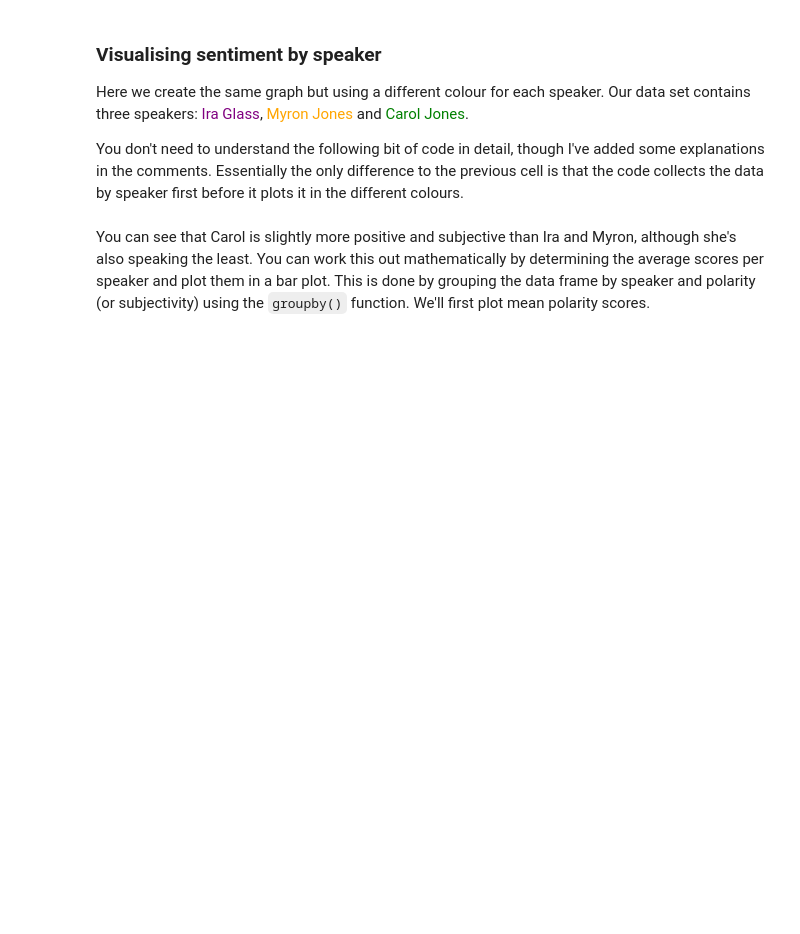
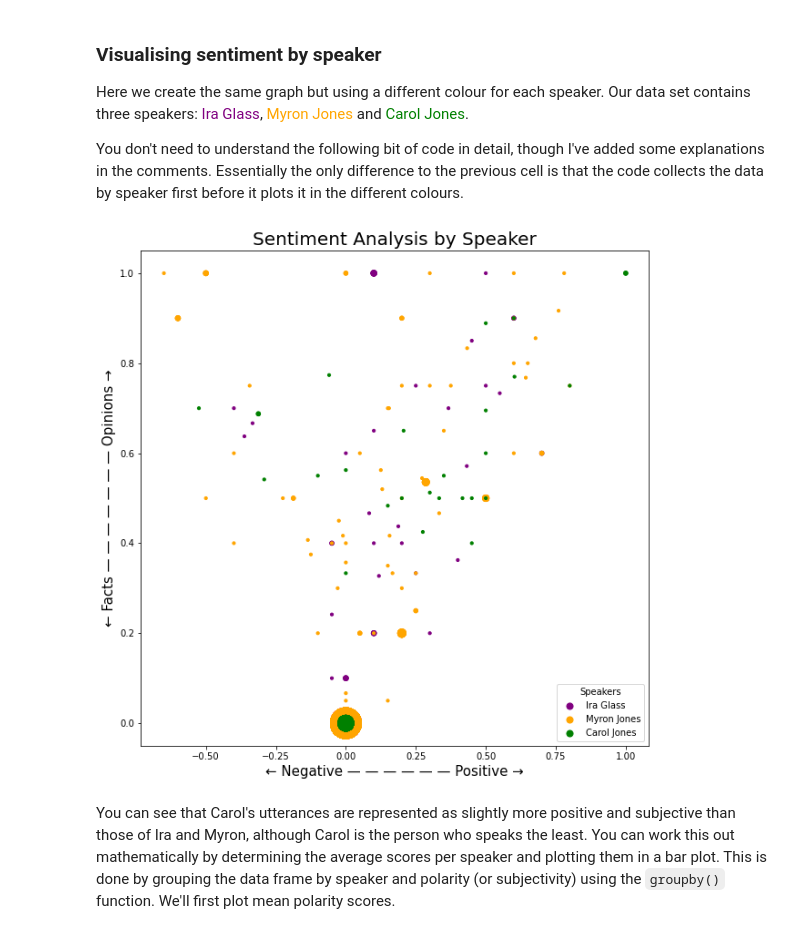
Before and after one commit to bea-alex/efi_narrative_and_computational_text_analysis, a Jupyter notebook: TEACHER/notebooks/Sentiment Analysis.ipynb, the cells around one changed output. Cells and saved outputs as stored; diff of their text form; code cells hidden in the pictures; blank space fills up the shorter version.

````diff
--- a/TEACHER/notebooks/Sentiment Analysis.ipynb
+++ b/TEACHER/notebooks/Sentiment Analysis.ipynb
@@ -291,37 +366,39 @@ for (index, row) in df.iterrows():
         carol_y.append(y)
 
 # function to increase the dot size in case there are multiple coordinate pairs
 def getSize(x,y):
     # count the occurrences of each point
     c = Counter(zip(x,y))
     # create a list of the sizes, here multiplied by 10 for scale
     s = [10*c[(xx,yy)] for xx,yy in zip(x,y)]
     return s
 
-# create scatter plots per speaker
+# create scatter plots by speaker
 ira = plt.scatter(ira_x, ira_y, s=getSize(ira_x,ira_y), color='Purple')
 myron = plt.scatter(myron_x, myron_y, s=getSize(myron_x,myron_y), color='Orange')
 carol = plt.scatter(carol_x, carol_y, s=getSize(carol_x,carol_y), color='Green')
 
 # specify the title
-plt.title('Sentiment Analysis per Speaker', fontsize = 20)
+plt.title('Sentiment Analysis by Speaker', fontsize = 20)
 
 # set lables of axes
 plt.xlabel('← Negative — — — — — — Positive →', fontsize=15)
 plt.ylabel('← Facts — — — — — — — Opinions →', fontsize=15)
 
 # add legend
 lgnd = plt.legend((ira, myron, carol),
            ('Ira Glass', 'Myron Jones', 'Carol Jones'),
            loc='lower right')
 lgnd.set_title("Speakers")
 for handle in lgnd.legendHandles:
     handle.set_sizes([50.0])
 
 # show the plot
 plt.show()
+# %% [output]
+[figure, added]
 # %% [markdown]
-You can see that Carol is slightly more positive and subjective than Ira and Myron, although she's also speaking the least. You can work this out mathematically by determining the average scores per speaker and plot them in a bar plot. This is done by grouping the data frame by speaker and polarity (or subjectivity) using the ```groupby()``` function. We'll first plot mean polarity scores.
+You can see that Carol's utterances are represented as slightly more positive and subjective than those of Ira and Myron, although Carol is the person who speaks the least. You can work this out mathematically by determining the average scores per speaker and plotting them in a bar plot. This is done by grouping the data frame by speaker and polarity (or subjectivity) using the ```groupby()``` function. We'll first plot mean polarity scores.
 # %%
 #generate mean of sentiment score per speaker
 dfg = df.groupby(['speaker'])['polarity'].mean()
````
Also changed, not shown: parts of 37 cells of this notebook.
